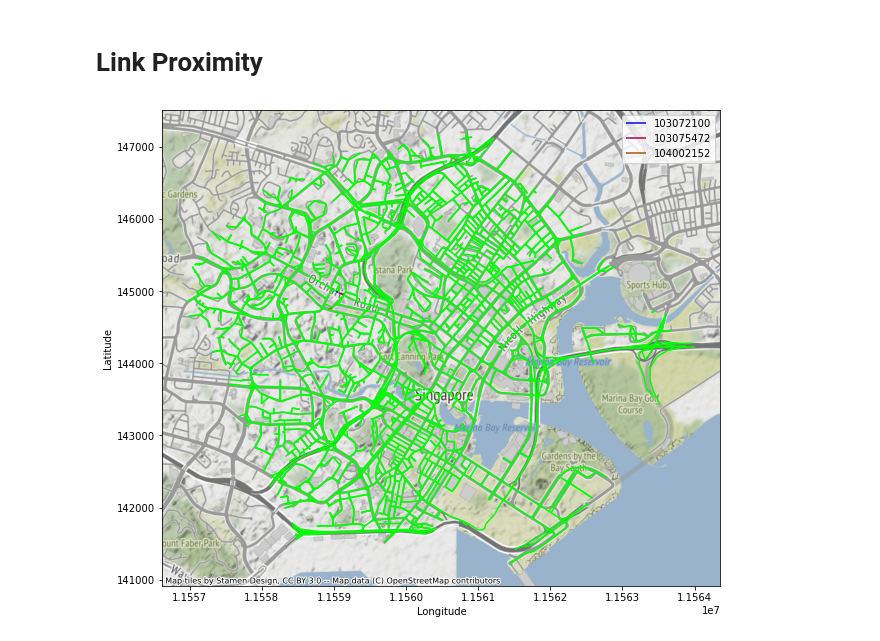
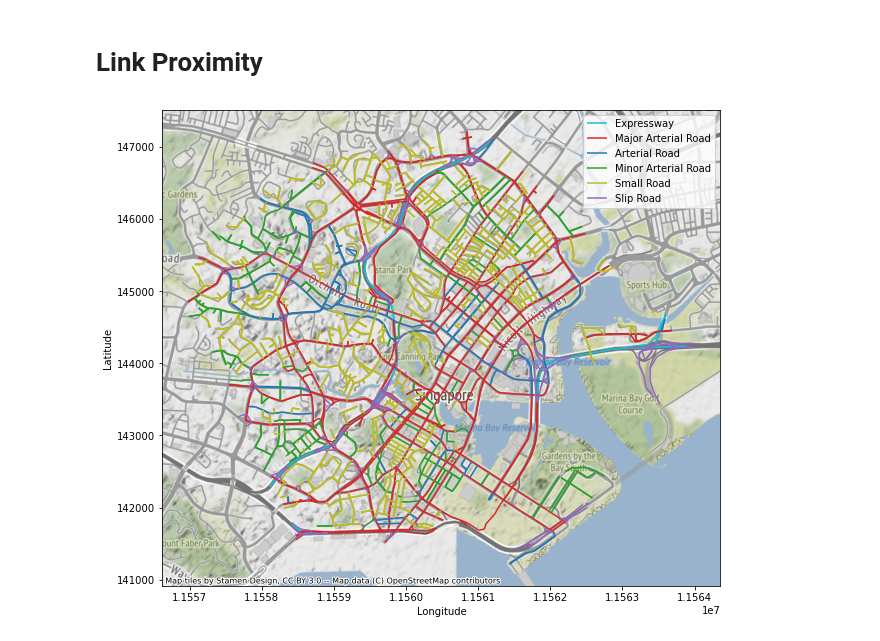
Before and after one commit to EYLeong/speed_band_prediction, a Jupyter notebook: Data Visualisation.ipynb, the cells around one changed output. Saved outputs shown, nothing was run; the diff lists cells and outputs as text; code cells hidden in the pictures.

```diff
--- a/Data Visualisation.ipynb
+++ b/Data Visualisation.ipynb
@@ -26,6 +44,6 @@ vis.plot_all_speedbands(DATA_DIR, "Mon", LINK_1)
 vis.plot_all_speedbands(DATA_DIR, "Mon", LINK_2)
 vis.plot_all_speedbands(DATA_DIR, "Mon", LINK_3)
 # %%
-vis.plot_map(DATA_DIR/"Fri_Apr_2_2021"/"00:00:10", links=[LINK_1, LINK_2, LINK_3])
+vis.plot_map(DATA_DIR/"Fri_Apr_2_2021"/"00:00:10")
 # %% [output]
-[figure, old version]
+[figure, new version]
```
Also changed, not shown: parts of 1 cell of this notebook, 11 other files.
